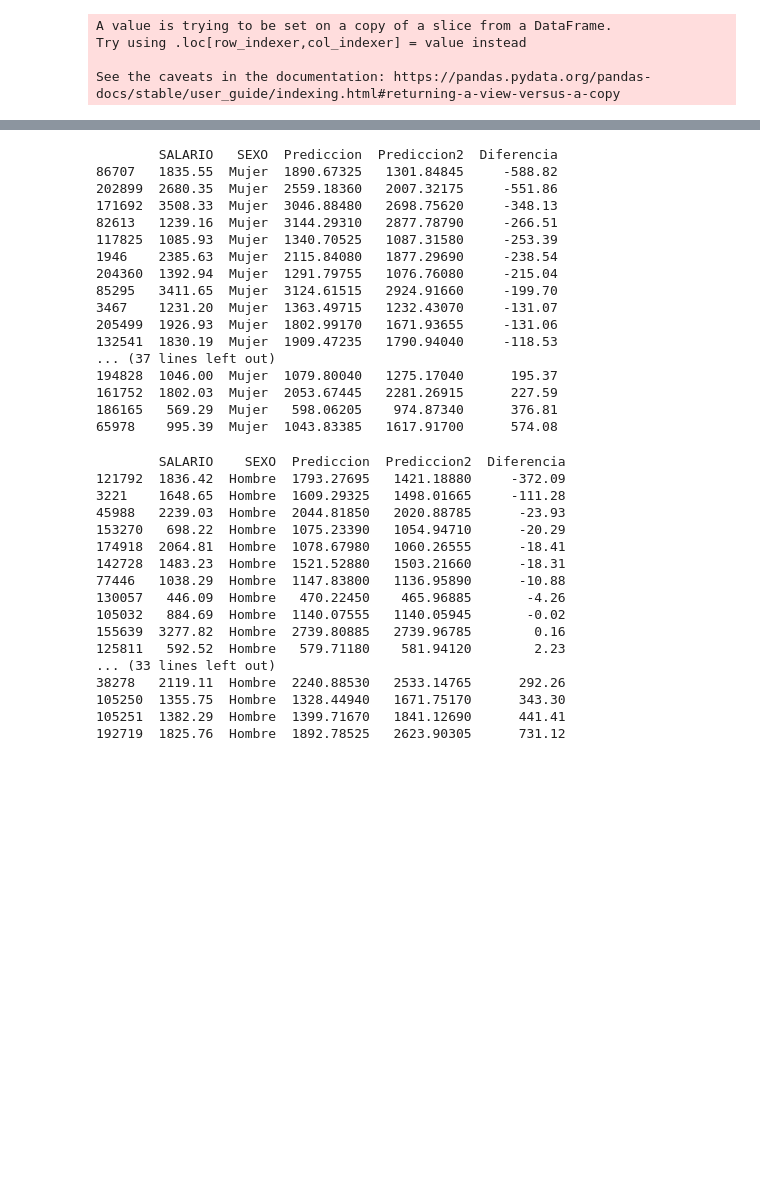
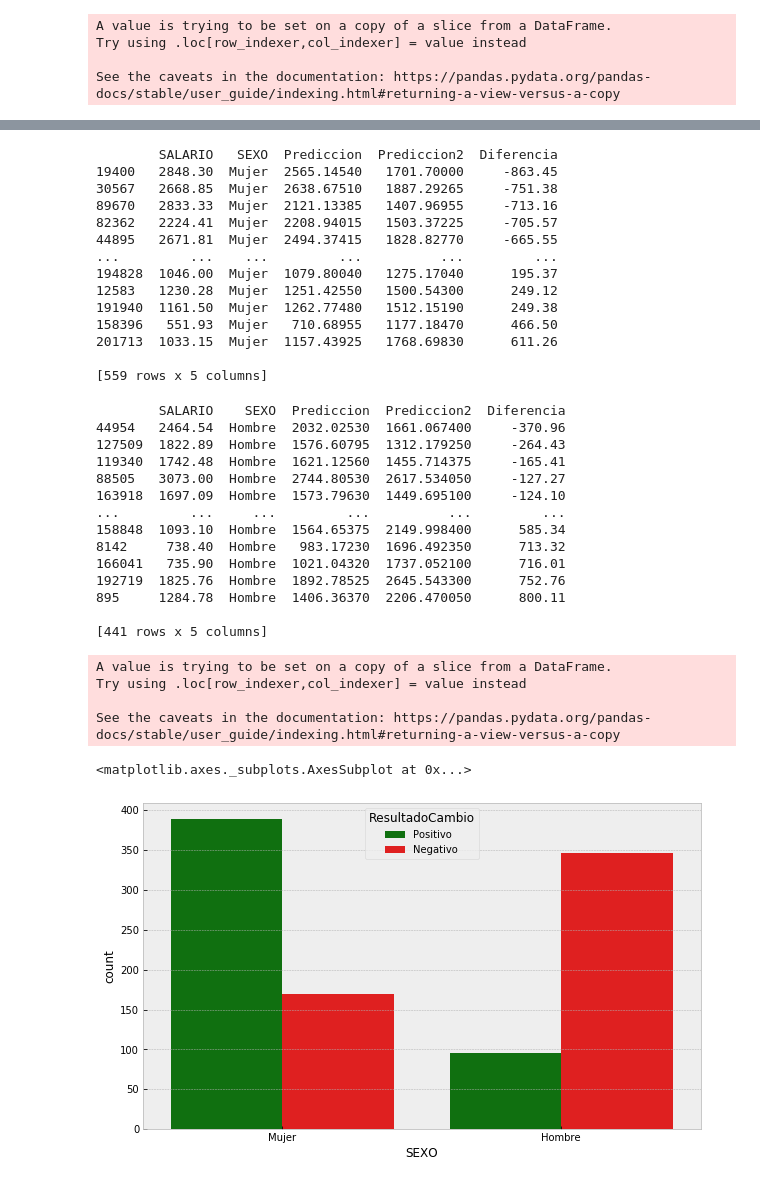
Before and after one commit to Jorge-Saura/UOC-Tipologia-Practica2, a Jupyter notebook: practica.ipynb, the cells around one changed output, grey strips where cells are left out. Drawn from its saved outputs; the diff is of its cells as text; code cells hidden in the pictures; blank space fills up the shorter version.

```diff
--- a/practica.ipynb
+++ b/practica.ipynb
@@ -1461,7 +1461,7 @@ Para ello vamos a coger una muestra de los datos originales, vamos a cambiar el
 # %%
 # vamos a comparar los sueldos originales con los predichos
 
-muestra_inicial = dfSueldos.sample(n=100, random_state = 1)
+muestra_inicial = dfSueldos.sample(n=1000, random_state = 1)
 
 test_sesgo_genero = muestra_inicial
 
@@ -1512,39 +1518,53 @@ See the caveats in the documentation: https://pandas.pydata.org/pandas-docs/stab
 print(df[df['SEXO']=='Mujer'].sort_values(by = 'Diferencia', ascending = True) )
 # %% [output]
         SALARIO   SEXO  Prediccion  Prediccion2  Diferencia
-86707   1835.55  Mujer  1890.67325   1301.84845     -588.82
-202899  2680.35  Mujer  2559.18360   2007.32175     -551.86
-171692  3508.33  Mujer  3046.88480   2698.75620     -348.13
-82613   1239.16  Mujer  3144.29310   2877.78790     -266.51
-117825  1085.93  Mujer  1340.70525   1087.31580     -253.39
-1946    2385.63  Mujer  2115.84080   1877.29690     -238.54
-204360  1392.94  Mujer  1291.79755   1076.76080     -215.04
-85295   3411.65  Mujer  3124.61515   2924.91660     -199.70
-3467    1231.20  Mujer  1363.49715   1232.43070     -131.07
-205499  1926.93  Mujer  1802.99170   1671.93655     -131.06
-132541  1830.19  Mujer  1909.47235   1790.94040     -118.53
-... (37 lines left out)
+19400   2848.30  Mujer  2565.14540   1701.70000     -863.45
+30567   2668.85  Mujer  2638.67510   1887.29265     -751.38
+89670   2833.33  Mujer  2121.13385   1407.96955     -713.16
+82362   2224.41  Mujer  2208.94015   1503.37225     -705.57
+44895   2671.81  Mujer  2494.37415   1828.82770     -665.55
+...         ...    ...         ...          ...         ...
 194828  1046.00  Mujer  1079.80040   1275.17040      195.37
-161752  1802.03  Mujer  2053.67445   2281.26915      227.59
-186165   569.29  Mujer   598.06205    974.87340      376.81
-65978    995.39  Mujer  1043.83385   1617.91700      574.08
+12583   1230.28  Mujer  1251.42550   1500.54300      249.12
+191940  1161.50  Mujer  1262.77480   1512.15190      249.38
+158396   551.93  Mujer   710.68955   1177.18470      466.50
+201713  1033.15  Mujer  1157.43925   1768.69830      611.26
+
+[559 rows x 5 columns]
 # %%
 print(df[df['SEXO']=='Hombre'].sort_values(by = 'Diferencia', ascending = True) )
 # %% [output]
         SALARIO    SEXO  Prediccion  Prediccion2  Diferencia
-121792  1836.42  Hombre  1793.27695   1421.18880     -372.09
-3221    1648.65  Hombre  1609.29325   1498.01665     -111.28
-45988   2239.03  Hombre  2044.81850   2020.88785      -23.93
-153270   698.22  Hombre  1075.23390   1054.94710      -20.29
-174918  2064.81  Hombre  1078.67980   1060.26555      -18.41
-142728  1483.23  Hombre  1521.52880   1503.21660      -18.31
-77446   1038.29  Hombre  1147.83800   1136.95890      -10.88
-130057   446.09  Hombre   470.22450    465.96885       -4.26
-105032   884.69  Hombre  1140.07555   1140.05945       -0.02
-155639  3277.82  Hombre  2739.80885   2739.96785        0.16
-125811   592.52  Hombre   579.71180    581.94120        2.23
-... (33 lines left out)
-38278   2119.11  Hombre  2240.88530   2533.14765      292.26
-105250  1355.75  Hombre  1328.44940   1671.75170      343.30
-105251  1382.29  Hombre  1399.71670   1841.12690      441.41
-192719  1825.76  Hombre  1892.78525   2623.90305      731.12
+44954   2464.54  Hombre  2032.02530  1661.067400     -370.96
+127509  1822.89  Hombre  1576.60795  1312.179250     -264.43
+119340  1742.48  Hombre  1621.12560  1455.714375     -165.41
+88505   3073.00  Hombre  2744.80530  2617.534050     -127.27
+163918  1697.09  Hombre  1573.79630  1449.695100     -124.10
+...         ...     ...         ...          ...         ...
+158848  1093.10  Hombre  1564.65375  2149.998400      585.34
+8142     738.40  Hombre   983.17230  1696.492350      713.32
+166041   735.90  Hombre  1021.04320  1737.052100      716.01
+192719  1825.76  Hombre  1892.78525  2645.543300      752.76
+895     1284.78  Hombre  1406.36370  2206.470050      800.11
+
+[441 rows x 5 columns]
+# %%
+conditions = [
+    (df['Diferencia'] < 0),
+    (df['Diferencia'] >= 0)
+    ]
+
+values = ['Positivo', 'Negativo']
+
+df['ResultadoCambio'] = np.select(conditions, values)
+# %% [output]
+A value is trying to be set on a copy of a slice from a DataFrame.
+Try using .loc[row_indexer,col_indexer] = value instead
+
+See the caveats in the documentation: https://pandas.pydata.org/pandas-docs/stable/user_guide/indexing.html#returning-a-view-versus-a-copy
+# %%
+plt.figure(figsize=(10, 6))
+sns.countplot(x='SEXO', hue='ResultadoCambio',data=df, palette=["green", "red"])
+# %% [output]
+<matplotlib.axes._subplots.AxesSubplot at 0x...>
+[figure, added]
```
Also changed, not shown: parts of 6 cells of this notebook.
